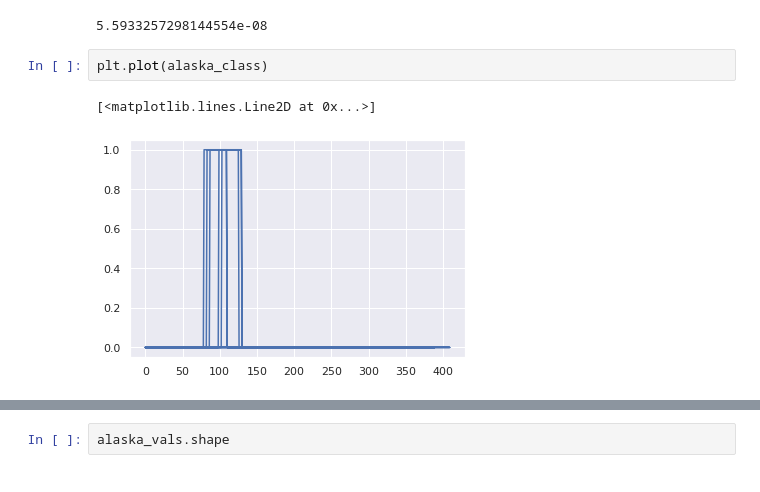
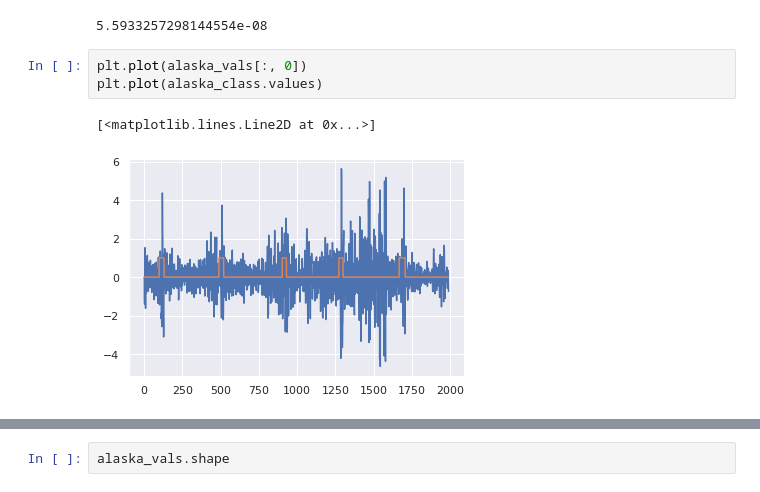
Before and after one commit to spaceonion1001/LD-CPD, a Jupyter notebook: notebooks/dtec_cleaning.ipynb, the cells around one changed output, grey strips where cells are left out. Drawn from its saved outputs; the diff is of its cells as text.

```diff
--- a/notebooks/dtec_cleaning.ipynb
+++ b/notebooks/dtec_cleaning.ipynb
@@ -78,7 +78,8 @@ np.linalg.det(np.cov(alaska_vals.T))
 # %% [output]
 5.5933257298144554e-08
 # %%
-plt.plot(alaska_class)
+plt.plot(alaska_vals[:, 0])
+plt.plot(alaska_class.values)
 # %% [output]
 [<matplotlib.lines.Line2D at 0x...>]
-[figure, old version]
+[figure, new version]
```
Also changed, not shown: parts of 6 cells of this notebook, 1 other file.
